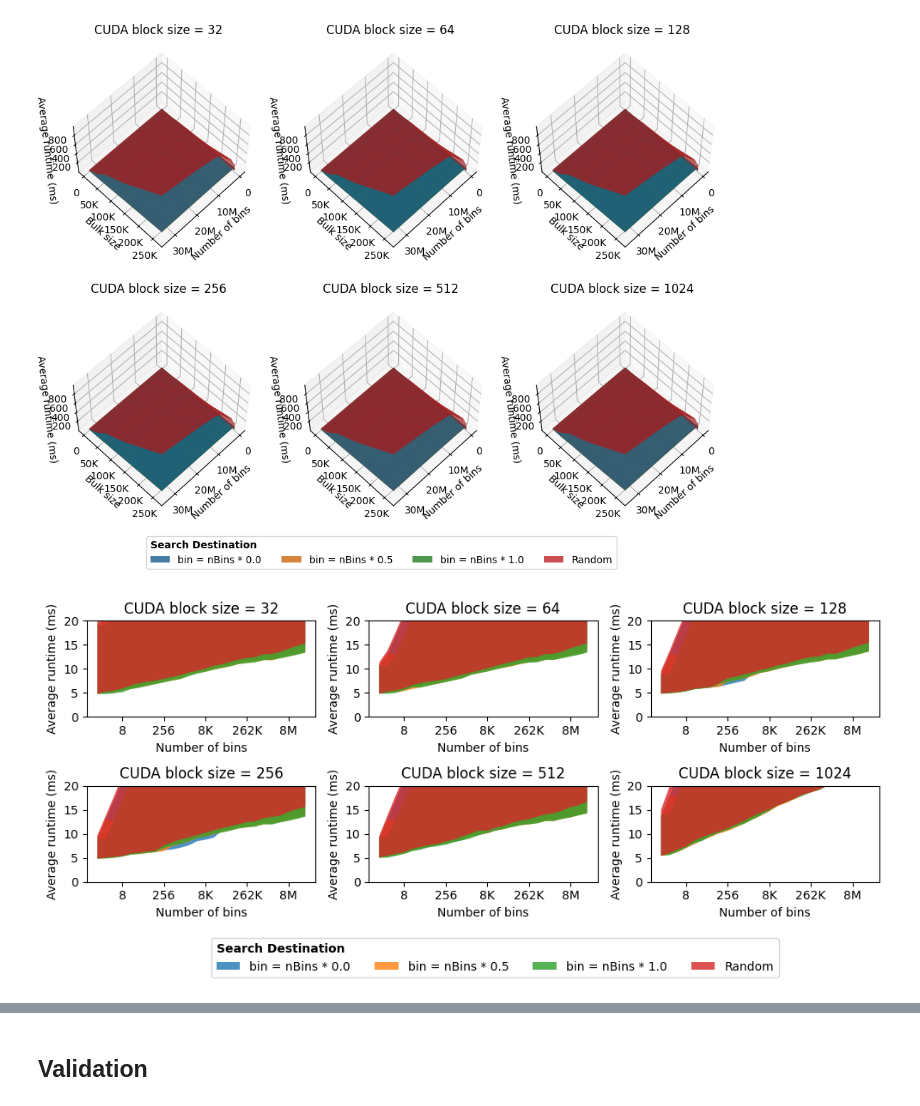
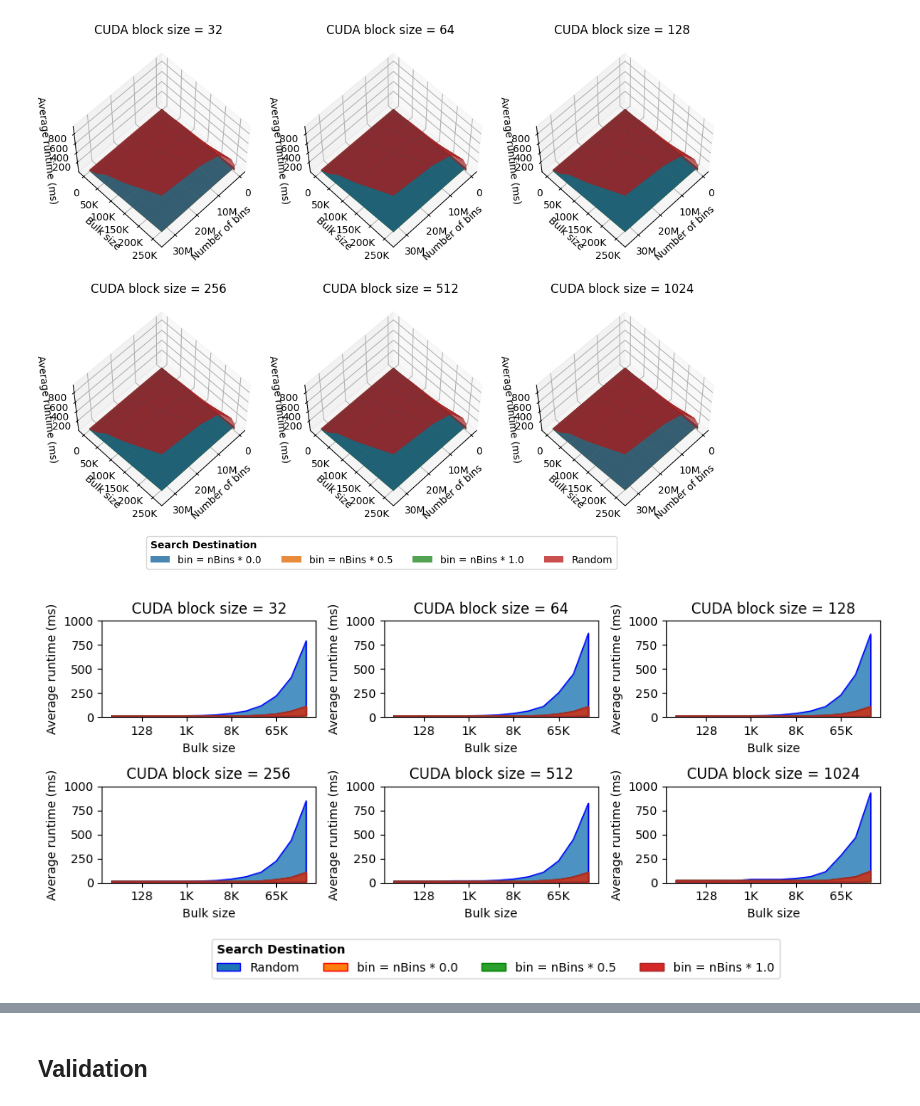
Before and after one commit to jolly-chen/msc-project, a Jupyter notebook: gpu-synchronous/validation-das6.ipynb, the cells around one changed output, grey strips where cells are left out. Cells and saved outputs as stored; diff of their text form; code cells hidden in the pictures.

Commit message:
[gpu] a4000 micorbenchmark plots

```diff
--- a/gpu-synchronous/validation-das6.ipynb
+++ b/gpu-synchronous/validation-das6.ipynb
@@ -557,11 +539,11 @@ rep  = bsbm_mean["repetitions"].values[0]
 
 
 fig, axs = plt.subplots(nrows=2, ncols=3, subplot_kw={"projection": "3d"}, figsize=(10, 10))
-for bi, bs in enumerate(bsbm_mean.loc[bsbm_mean["func_name"] == "BinarySearchConstantGPU"]["blocksize"].unique()):
+for bi, bs in enumerate(bsbm_mean.loc[bsbm_mean["func_name"] == "BinarySearchGPUConstant"]["blocksize"].unique()):
     ax = axs[int(bi/3), bi%3]
-    for di, dest in enumerate(bsbm_mean.loc[bsbm_mean["func_name"] == "BinarySearchConstantGPU"]["param_3"].unique()):
+    for di, dest in enumerate(bsbm_mean.loc[bsbm_mean["func_name"] == "BinarySearchGPUConstant"]["param_3"].unique()):
         ax.set_title(f"CUDA block size = {bs}")
-        arg = ((bsbm_mean["func_name"] == "BinarySearchConstantGPU")
+        arg = ((bsbm_mean["func_name"] == "BinarySearchGPUConstant")
                & (bsbm_mean["param_3"] == dest)
                & (bsbm_mean["blocksize"] == bs)
               )
@@ -576,7 +558,7 @@ for bi, bs in enumerate(bsbm_mean.loc[bsbm_mean["func_name"] == "BinarySearchCon
                         label=f"bin = nBins * {int(dest)/4.}")
 
 
-    arg = ((bsbm_mean["func_name"] == "BinarySearchRandomGPU")
+    arg = ((bsbm_mean["func_name"] == "BinarySearchGPURandom")
            & (bsbm_mean["blocksize"] == selected_blocksize))
     avg = bsbm_mean.loc[arg]
     X = avg["nbins"].unique()
@@ -613,7 +595,7 @@ plt.show
 <function matplotlib.pyplot.show(close=None, block=None)>
 [figure]
 # %%
-figname = "../../images/gpu_binsearchconstant_mb_variance.pdf"
+figname = "../../images/gpu_binsearch_mb_variance.pdf"
 selected_size = 33554432
 selected_bulksize = 32768
 selected_blocksize = 1024
@@ -623,70 +605,66 @@ rep  = bsbm_mean["repetitions"].values[0]
 
 # fig = plt.figure(figsize=(8, 3))
 
-
 fig, axs = plt.subplots(nrows=2, ncols=3, figsize=(10, 4))
-for bi, bs in enumerate(bsbm_mean.loc[bsbm_mean["func_name"] == "BinarySearchConstantGPU"]["blocksize"].unique()):
+for bi, bs in enumerate(bsbm_mean.loc[bsbm_mean["func_name"] == "BinarySearchGPUConstant"]["blocksize"].unique()):
     ax = axs[int(bi/3), bi%3]
-    for di, dest in enumerate(bsbm_mean.loc[bsbm_mean["func_name"] == "BinarySearchConstantGPU"]["param_3"].unique()):
-        ax.set_title(f"CUDA block size = {bs}")
-        arg = ((bsbm_mean["func_name"] == "BinarySearchConstantGPU")
-               & (bsbm_mean["param_3"] == dest)
-               & (bsbm_mean["blocksize"] == bs)
-              )
-        avg = bsbm_mean.loc[arg]
-        std = bsbm_std.loc[arg]
-
-        xname = "nbins"
-        X = sorted(avg[xname].unique())
-        ymax = []; ymin = []
-        norm =  unit_to_unit_factor(bsbm_mean["time_unit"].values[0], unit) / rep
-        for bki, bks in enumerate(X):
-            ymin.append(avg.loc[avg[xname] == bks]["real_time"].min() * norm)
-            ymax.append(avg.loc[avg[xname] == bks]["real_time"].max() * norm)
-
-        Z = avg["real_time"] * unit_to_unit_factor(bsbm_mean["time_unit"].values[0], unit) / rep
-        ax.fill_between(X, ymin, ymax,
-                        alpha=0.8,
-                        label=f"bin = nBins * {int(dest)/4.}")
-
-
-    arg = ((bsbm_mean["func_name"] == "BinarySearchRandomGPU")
+    arg = ((bsbm_mean["func_name"] == "BinarySearchGPURandom")
            & (bsbm_mean["blocksize"] == bs))
     avg = bsbm_mean.loc[arg]
     std = bsbm_std.loc[arg]
 
     X = sorted(avg[xname].unique())
     ymax = []; ymin = []
     norm =  unit_to_unit_factor(bsbm_mean["time_unit"].values[0], unit) / rep
     for bki, bks in enumerate(X):
         ymin.append(avg.loc[avg[xname] == bks]["real_time"].min() * norm)
         ymax.append(avg.loc[avg[xname] == bks]["real_time"].max() * norm)
 
     Z = avg["real_time"] * unit_to_unit_factor(bsbm_mean["time_unit"].values[0], unit) / rep
-    ax.fill_between(X, ymin, ymax,
-                    alpha=0.8,
-                    label=f"Random")
+    fill_between_edges(ax, X, ymin, ymax, colors[0], ecolors[0], label=f"Random")
+
+    for di, dest in enumerate(bsbm_mean.loc[bsbm_mean["func_name"] == "BinarySearchGPUConstant"]["param_3"].unique()):
+        ax.set_title(f"CUDA block size = {bs}")
+        arg = ((bsbm_mean["func_name"] == "BinarySearchGPUConstant")
+               & (bsbm_mean["param_3"] == dest)
+               & (bsbm_mean["blocksize"] == bs)
+              )
+        avg = bsbm_mean.loc[arg]
+        std = bsbm_std.loc[arg]
+
+        xname = "bulksize"
+        X = sorted(avg[xname].unique())
+        ymax = []; ymin = []
+        norm =  unit_to_unit_factor(bsbm_mean["time_unit"].values[0], unit) / rep
+        for bki, bks in enumerate(X):
+            ymin.append(avg.loc[avg[xname] == bks]["real_time"].min() * norm)
+            ymax.append(avg.loc[avg[xname] == bks]["real_time"].max() * norm)
+
+        Z = avg["real_time"] * unit_to_unit_factor(bsbm_mean["time_unit"].values[0], unit) / rep
+        fill_between_edges(ax, X, ymin, ymax, colors[di+1], ecolors[di+1], label=f"bin = nBins * {int(dest)/4.}")
 
     ax.set_xlabel(f'{"Number of bins" if xname == "nbins" else "Bulk size"}')
     ax.set_xscale("log", base=2)
     ax.xaxis.set_major_formatter(ticker.FuncFormatter(lambda x, _: f"{human_readable(int(x))}"))
     ax.set_ylabel(f"Average runtime ({unit})")
     # ax.yaxis.set_major_formatter(ticker.FuncFormatter(lambda x, _: f"{human_readable(int(x))}"))
     # ax.set_yscale("log", base=2)
-    ax.set_ylim(0, 20)
+    ax.set_ylim(0, 1000)
+
+
 
 
 hndls = ax.get_legend_handles_labels()[0]
 lbls = ax.get_legend_handles_labels()[1]
 
 fig.tight_layout()
 fig.legend(hndls, lbls, title="Search Destination",alignment="left", title_fontproperties={'weight':'bold'},
            loc='lower left', bbox_to_anchor=(.2, -.15), ncols=4)
-# plt.savefig(figname, format="pdf", bbox_inches='tight')
+plt.savefig(figname, format="pdf", bbox_inches='tight')
 # fig.subplots_adjust(wspace=0.02, hspace=-0.4)
 plt.show();
 # %% [output]
-[figure, old version]
+[figure, new version]
 # %%
 figname = "../../images/gpu_binsearch_mb.pdf"
 
```
Also changed, not shown: parts of 35 cells of this notebook.
